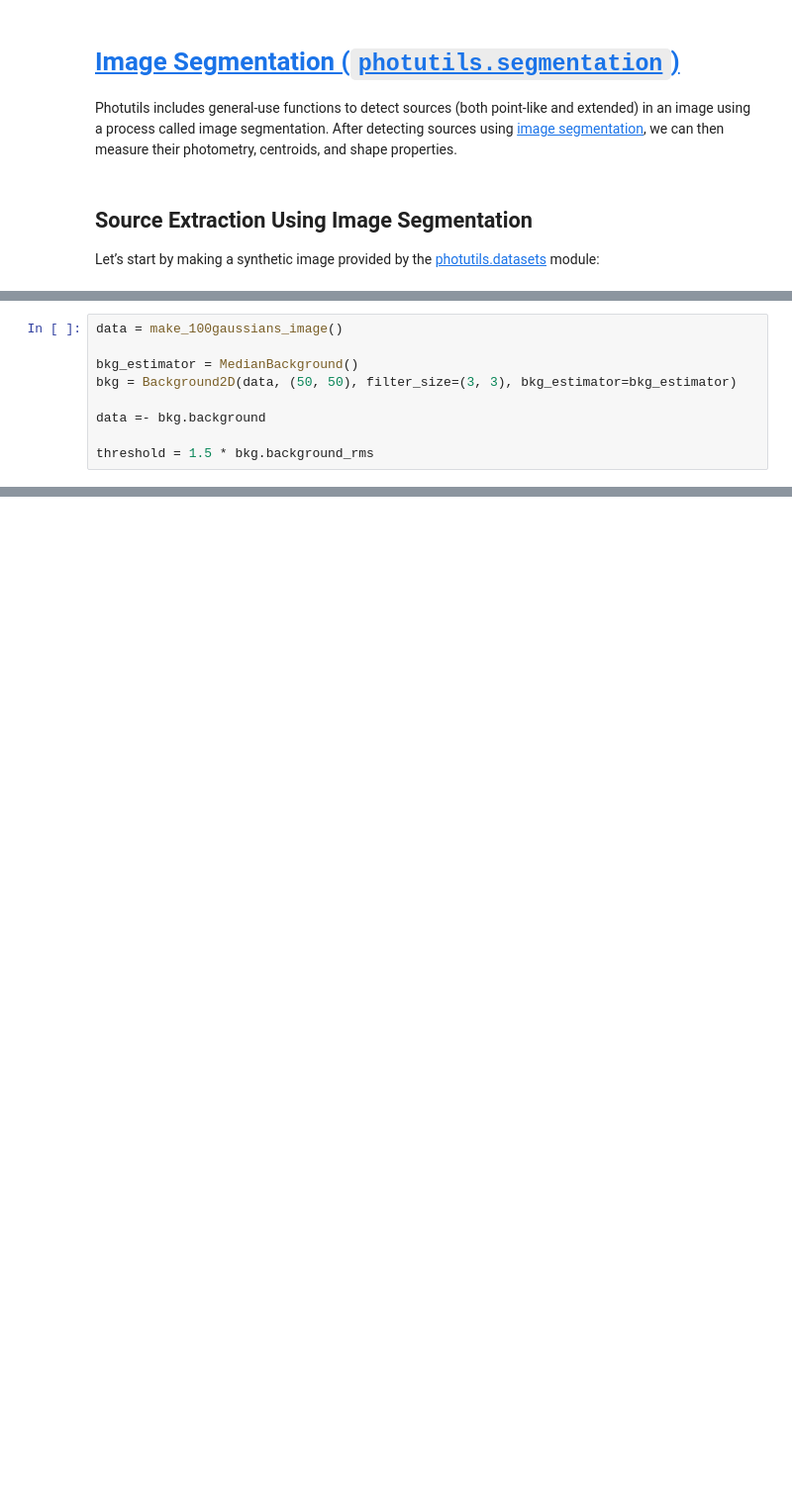
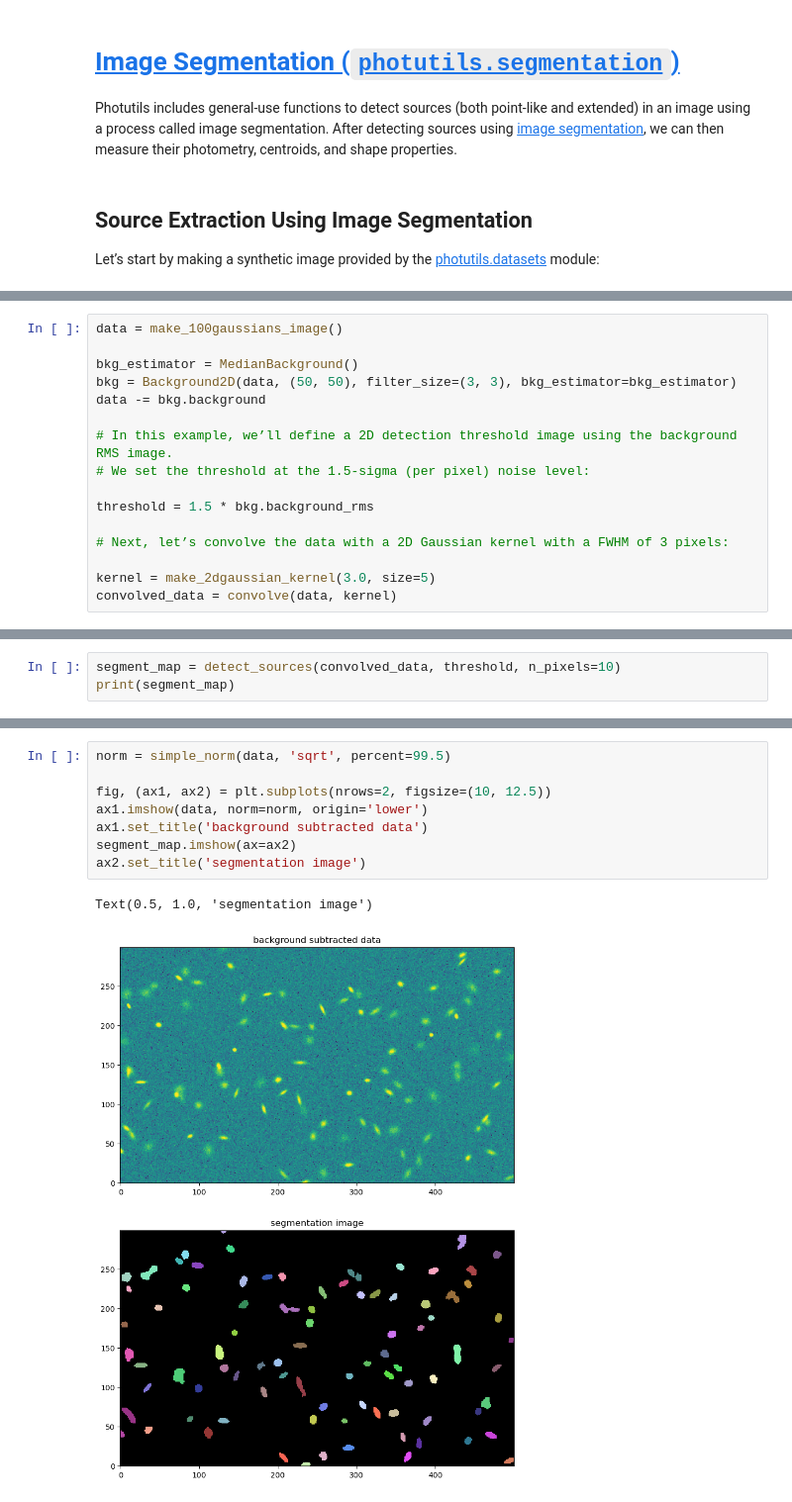
Before and after one commit to sh4rkNy/guide_photutils, a Jupyter notebook: 004imagesegmentation.ipynb, the cells around one changed output, grey strips where cells are left out. Shown at 99% size. Drawn from its saved outputs; the diff is of its cells as text; blank space fills up the shorter version.

```diff
--- a/004imagesegmentation.ipynb
+++ b/004imagesegmentation.ipynb
@@ -14,7 +20,14 @@ data = make_100gaussians_image()
 
 bkg_estimator = MedianBackground()
 bkg = Background2D(data, (50, 50), filter_size=(3, 3), bkg_estimator=bkg_estimator)
+data -= bkg.background
 
-data =- bkg.background
+# In this example, we’ll define a 2D detection threshold image using the background RMS image.
+# We set the threshold at the 1.5-sigma (per pixel) noise level:
 
 threshold = 1.5 * bkg.background_rms
+
+# Next, let’s convolve the data with a 2D Gaussian kernel with a FWHM of 3 pixels:
+
+kernel = make_2dgaussian_kernel(3.0, size=5)
+convolved_data = convolve(data, kernel)
@@ -20,0 +38,3 @@ threshold = 1.5 * bkg.background_rms
+# %%
+segment_map = detect_sources(convolved_data, threshold, n_pixels=10)
+print(segment_map)
@@ -20,0 +50,11 @@ threshold = 1.5 * bkg.background_rms
+# %%
+norm = simple_norm(data, 'sqrt', percent=99.5)
+
+fig, (ax1, ax2) = plt.subplots(nrows=2, figsize=(10, 12.5))
+ax1.imshow(data, norm=norm, origin='lower')
+ax1.set_title('background subtracted data')
+segment_map.imshow(ax=ax2)
+ax2.set_title('segmentation image')
+# %% [output]
+Text(0.5, 1.0, 'segmentation image')
+[figure, added]
```
Also changed, not shown: parts of 5 cells of this notebook.
